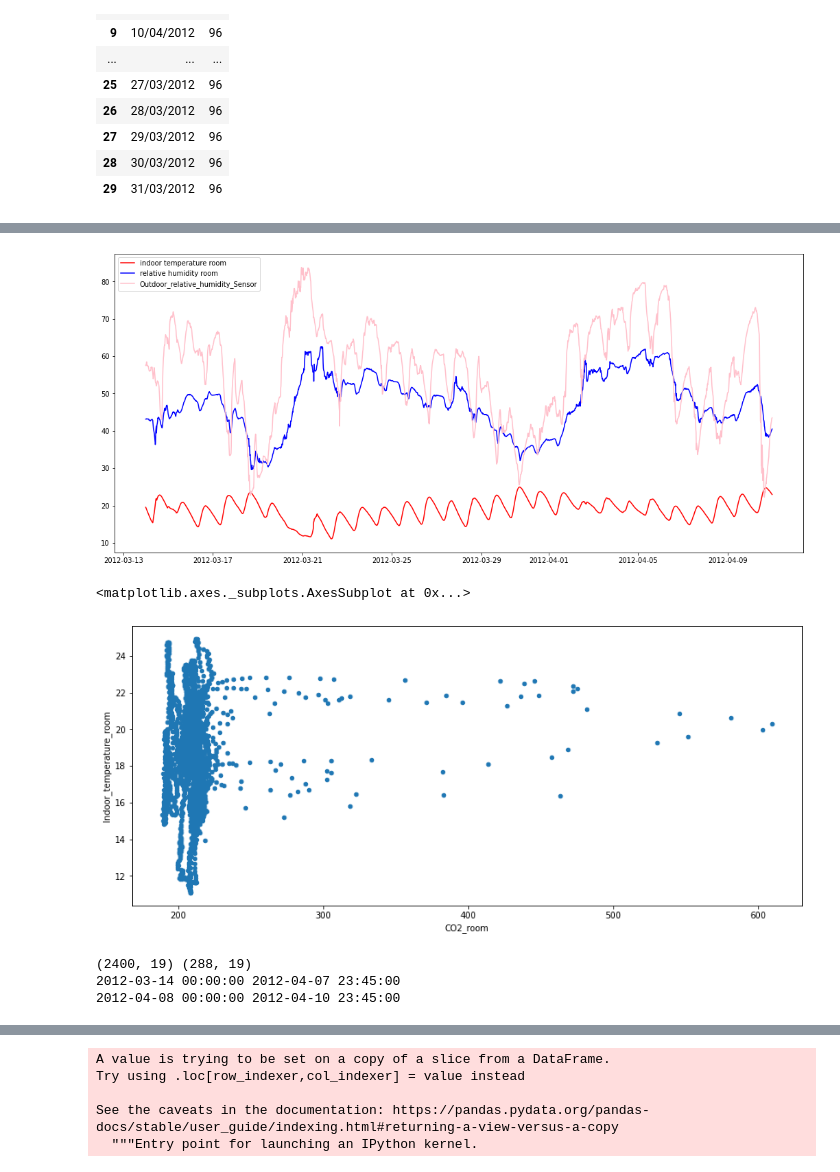
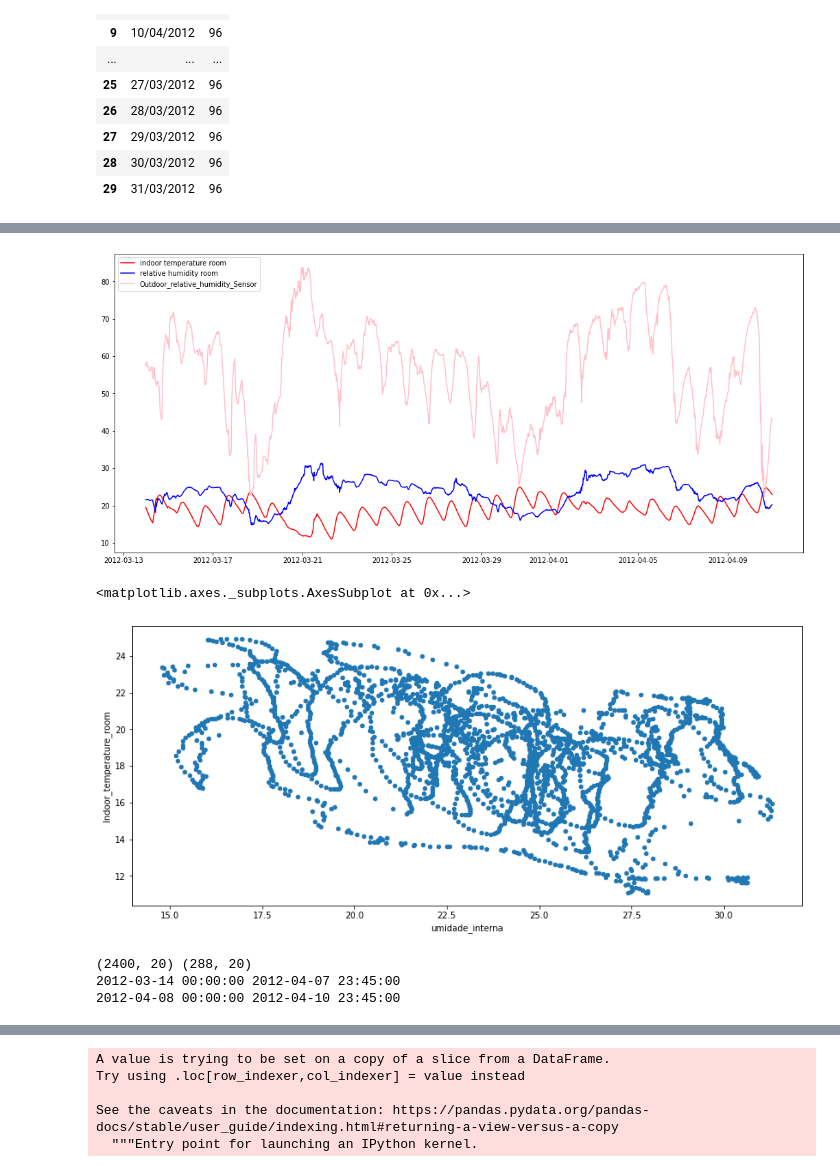
Before and after one commit to HedersonSantos/SmartHome, a Jupyter notebook: seriesTemporais_sarimax.ipynb, the cells around one changed output, grey strips where cells are left out. Drawn from its saved outputs; the diff is of its cells as text; code cells hidden in the pictures.

```diff
--- a/seriesTemporais_sarimax.ipynb
+++ b/seriesTemporais_sarimax.ipynb
@@ -153,21 +154,21 @@ df_treino.head(5)
 | 2012-03-14 00:45:00 | 52 | 14/03/2012 | 00:45 | 221.493 | 227.509 | 41.1520 | 43.1573 | ... |
 | 2012-03-14 01:00:00 | 53 | 14/03/2012 | 01:00 | 222.229 | 226.208 | 41.1520 | 43.2400 | ... |
 # %%
-#df_treino['Meteo_Sun_dusk'] = df_treino['Meteo_Sun_dusk'].map(lambda x: x*100)
+df_treino['umidade_interna'] = df_treino['Relative_humidity_room'].map(lambda x: x/2)
 # %%
 fig, ax = plt.subplots(figsize=(18,8))
 plt.plot(df_treino['Indoor_temperature_room'], color='red', label = 'indoor temperature room')
-plt.plot(df_treino['Relative_humidity_room'], color='blue', label = 'relative humidity room')
+plt.plot(df_treino['umidade_interna'], color='blue', label = 'relative humidity room')
 plt.plot(df_treino['Outdoor_relative_humidity_Sensor'], color='pink', label = 'Outdoor_relative_humidity_Sensor')
 plt.legend()
 plt.show()
 # %% [output]
-[figure, old version]
+[figure, new version]
 # %%
-df_treino.plot.scatter('CO2_room','Indoor_temperature_room', figsize=(14,6))
+df_treino.plot.scatter('umidade_interna','Indoor_temperature_room', figsize=(14,6))
 # %% [output]
 <matplotlib.axes._subplots.AxesSubplot at 0x...>
-[figure, old version]
+[figure, new version]
 # %%
 #dividindo a amostra em treino e teste
 dfTreino = df_treino[df_treino.index < datetime(2012,4,8,0,0)]
@@ -176,7 +177,7 @@ print(dfTreino.shape, dfTeste.shape)
 print(min(dfTreino.index), max(dfTreino.index))
 print(min(dfTeste.index), max(dfTeste.index))
 # %% [output]
-(2400, 19) (288, 19)
+(2400, 20) (288, 20)
 2012-03-14 00:00:00 2012-04-07 23:45:00
 2012-04-08 00:00:00 2012-04-10 23:45:00
 # %%
```
Also changed, not shown: parts of 11 cells of this notebook.
